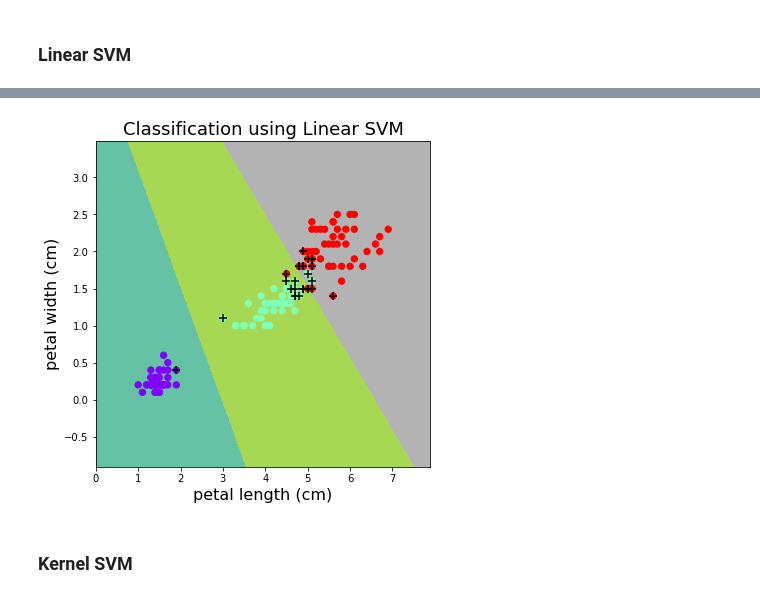
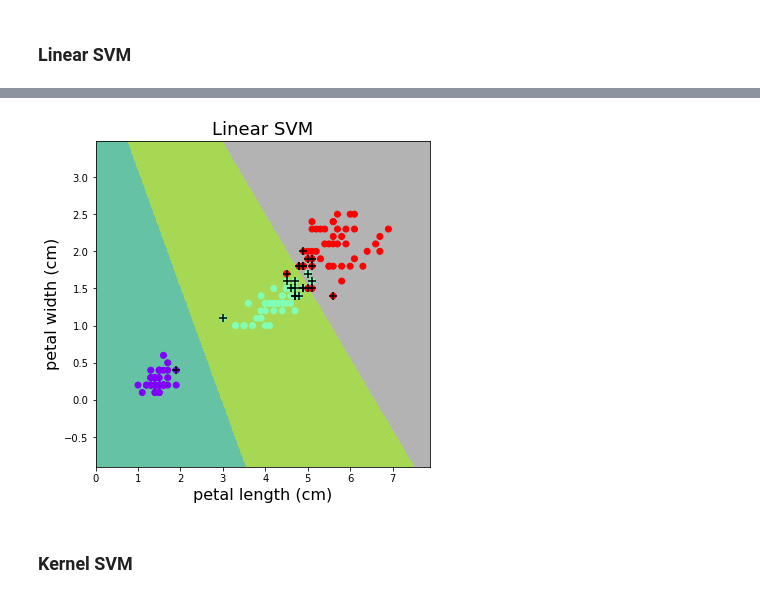
Before and after one commit to PEESEgroup/SysEn6880, a Jupyter notebook: Classification.ipynb, the cells around one changed output, grey strips where cells are left out. Saved outputs shown, nothing was run; the diff lists cells and outputs as text; code cells hidden in the pictures.

```diff
--- a/Classification.ipynb
+++ b/Classification.ipynb
@@ -315,6 +311,6 @@ lsvm_model.fit(X, Y)
 
 # call the predict_test function to predict the test data
 Xtest = [[5, 1.5], [1.6, 5.2]]
-model_name = "linear support vector machine"
+model_name = "Linear SVM"
 predict_test(Xtest, lsvm_model, model_name)
 # %% [output]
@@ -324,32 +320,19 @@ The test data point [1.6, 5.2] is classified to Category 2 by linear support vec
 # %%
 # set the step size of the mesh grid as h
 h = 0.01
 
 # call the function meshgrid_predict to generate the grid data
 xx, yy, Z = meshgrid_predict(X[:, 0], X[:, 1], h, lsvm_model)
-
-# plot the decision boundary
-plt.figure(figsize=(6,6))
-plt.pcolormesh(xx, yy, Z, shading='auto', cmap='Set2')
-
-# plot the training dataset
-plt.scatter(X[:, 0], X[:, 1], c=Y, s=40, cmap='rainbow')
-# an alternative of plotting the dataset is using the lines below
-#plt.scatter(X[Y==0, 0], X[Y==0, 1], c='c')
-#plt.scatter(X[Y==1, 0], X[Y==1, 1], c='r')
-#plt.scatter(X[Y==2, 0], X[Y==2, 1], c='aqua')
+make_plot(xx, yy, Z, X, Y, model_name)
 
 # get the support vectors
 sv = lsvm_model.support_vectors_
 # plot the support vectors on the scatter plot
 plt.scatter(sv[:,0], sv[:,1], marker='+', s=70, color='k')
 
-plt.title("Classification using Linear SVM", fontsize=18)
-plt.xlabel(iris.feature_names[2], fontsize=16)
-plt.ylabel(iris.feature_names[3], fontsize=16)
 plt.show()
 # %% [output]
-[figure, old version]
+[figure, new version]
 # %% [markdown]
 ### Kernel SVM
 # %%
```
Also changed, not shown: parts of 15 cells of this notebook, 1 other file.
